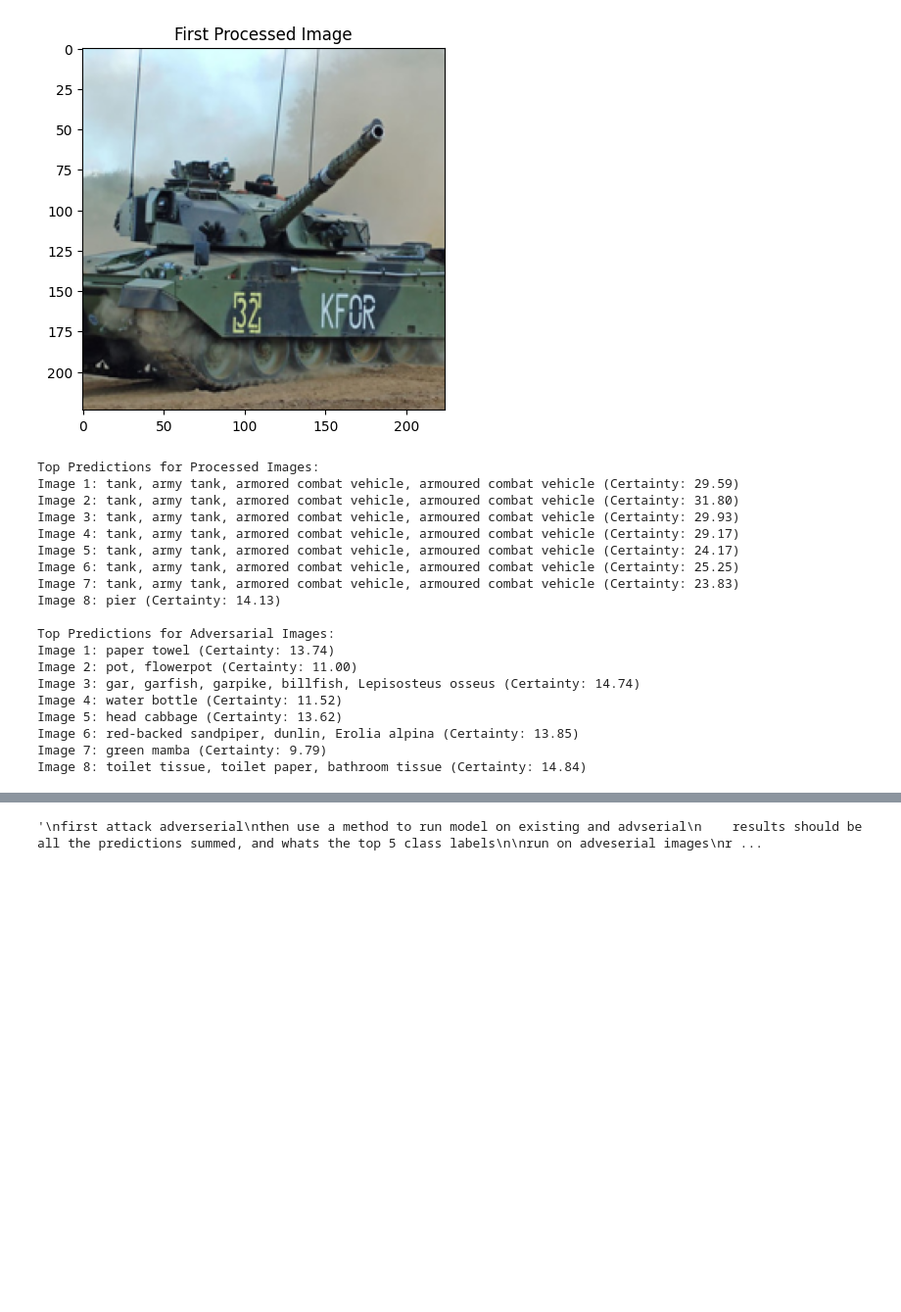
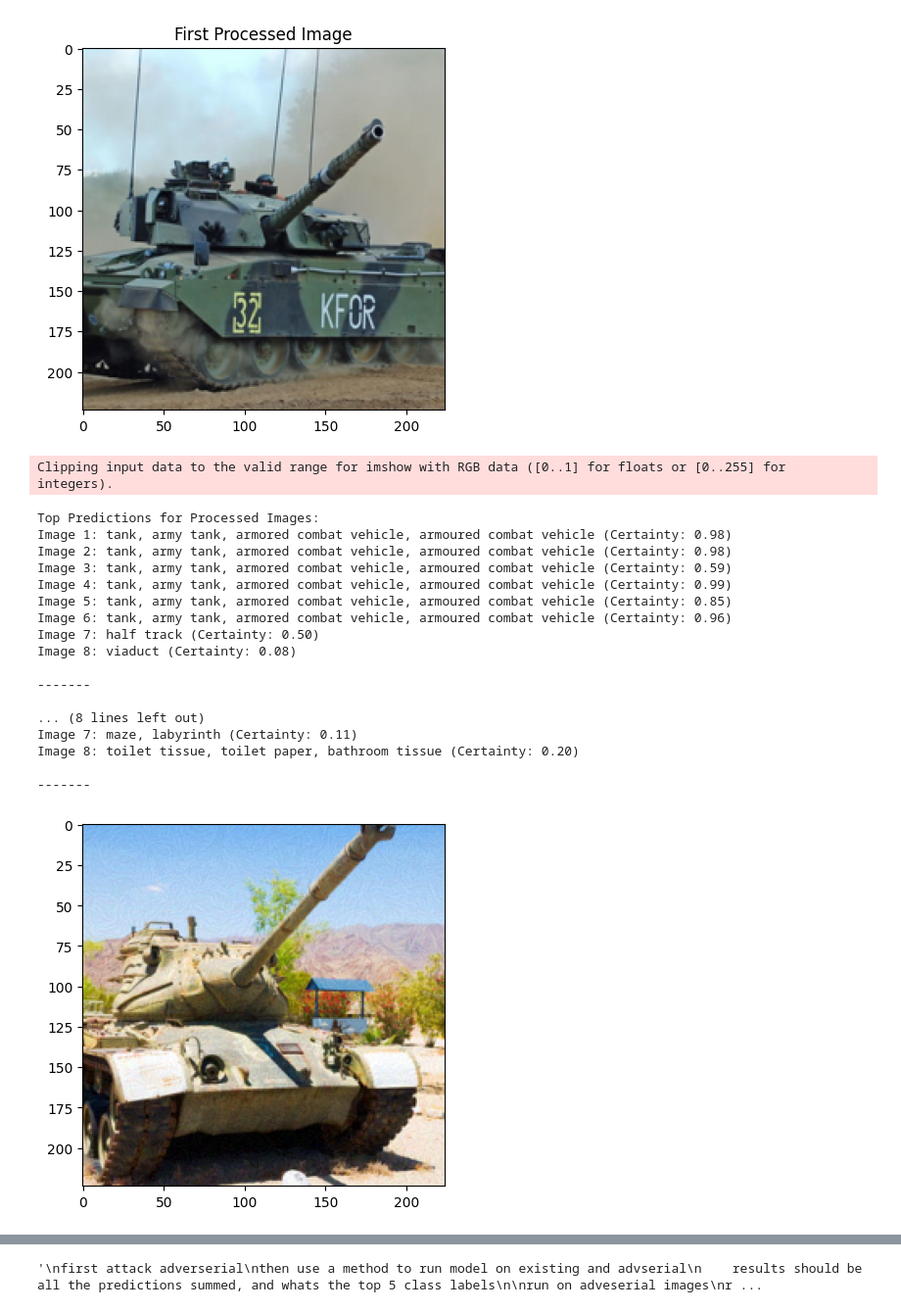
Before and after one commit to jtv199/CV-Adverserial-attacks, a Jupyter notebook: fgsm-i copy.ipynb, the cells around one changed output, grey strips where cells are left out. Shown at 98% size. Cells and saved outputs as stored; diff of their text form; code cells hidden in the pictures; blank space fills up the shorter version.

```diff
--- a/fgsm-i copy.ipynb
+++ b/fgsm-i copy.ipynb
@@ -296,22 +474,25 @@ tank_images.make_predictions()
-# %%
-tank_images.show_predictions(label_mapping)
-# %% [output]
-Top Predictions for Processed Images:
-Image 1: tank, army tank, armored combat vehicle, armoured combat vehicle (Certainty: 29.59)
-Image 2: tank, army tank, armored combat vehicle, armoured combat vehicle (Certainty: 31.80)
-Image 3: tank, army tank, armored combat vehicle, armoured combat vehicle (Certainty: 29.93)
-Image 4: tank, army tank, armored combat vehicle, armoured combat vehicle (Certainty: 29.17)
-Image 5: tank, army tank, armored combat vehicle, armoured combat vehicle (Certainty: 24.17)
-Image 6: tank, army tank, armored combat vehicle, armoured combat vehicle (Certainty: 25.25)
-Image 7: tank, army tank, armored combat vehicle, armoured combat vehicle (Certainty: 23.83)
-Image 8: pier (Certainty: 14.13)
-
-Top Predictions for Adversarial Images:
-Image 1: paper towel (Certainty: 13.74)
-Image 2: pot, flowerpot (Certainty: 11.00)
-Image 3: gar, garfish, garpike, billfish, Lepisosteus osseus (Certainty: 14.74)
-Image 4: water bottle (Certainty: 11.52)
-Image 5: head cabbage (Certainty: 13.62)
-Image 6: red-backed sandpiper, dunlin, Erolia alpina (Certainty: 13.85)
-Image 7: green mamba (Certainty: 9.79)
-Image 8: toilet tissue, toilet paper, bathroom tissue (Certainty: 14.84)
+# %%
+tank_images.show_predictions("processed")
+tank_images.show_predictions("adversarial")
+
+tank_images.display_images('adversarial',1)
+# %% [output]
+Clipping input data to the valid range for imshow with RGB data ([0..1] for floats or [0..255] for integers).
+Top Predictions for Processed Images:
+Image 1: tank, army tank, armored combat vehicle, armoured combat vehicle (Certainty: 0.98)
+Image 2: tank, army tank, armored combat vehicle, armoured combat vehicle (Certainty: 0.98)
+Image 3: tank, army tank, armored combat vehicle, armoured combat vehicle (Certainty: 0.59)
+Image 4: tank, army tank, armored combat vehicle, armoured combat vehicle (Certainty: 0.99)
+Image 5: tank, army tank, armored combat vehicle, armoured combat vehicle (Certainty: 0.85)
+Image 6: tank, army tank, armored combat vehicle, armoured combat vehicle (Certainty: 0.96)
+Image 7: half track (Certainty: 0.50)
+Image 8: viaduct (Certainty: 0.08)
+
+-------
+
+... (8 lines left out)
+Image 7: maze, labyrinth (Certainty: 0.11)
+Image 8: toilet tissue, toilet paper, bathroom tissue (Certainty: 0.20)
+
+-------
+[figure, added]
```
Also changed, not shown: parts of 17 cells of this notebook.
